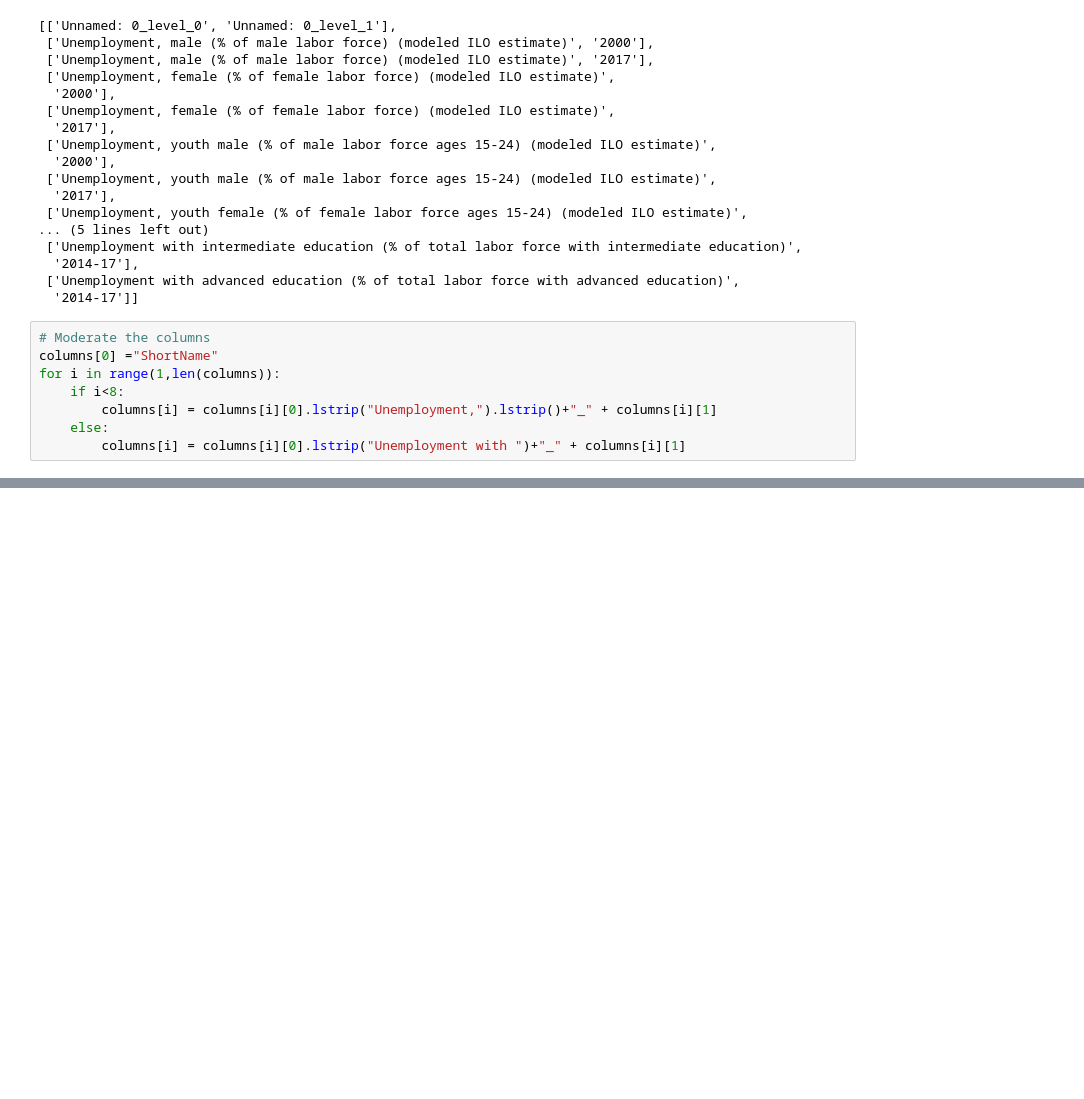
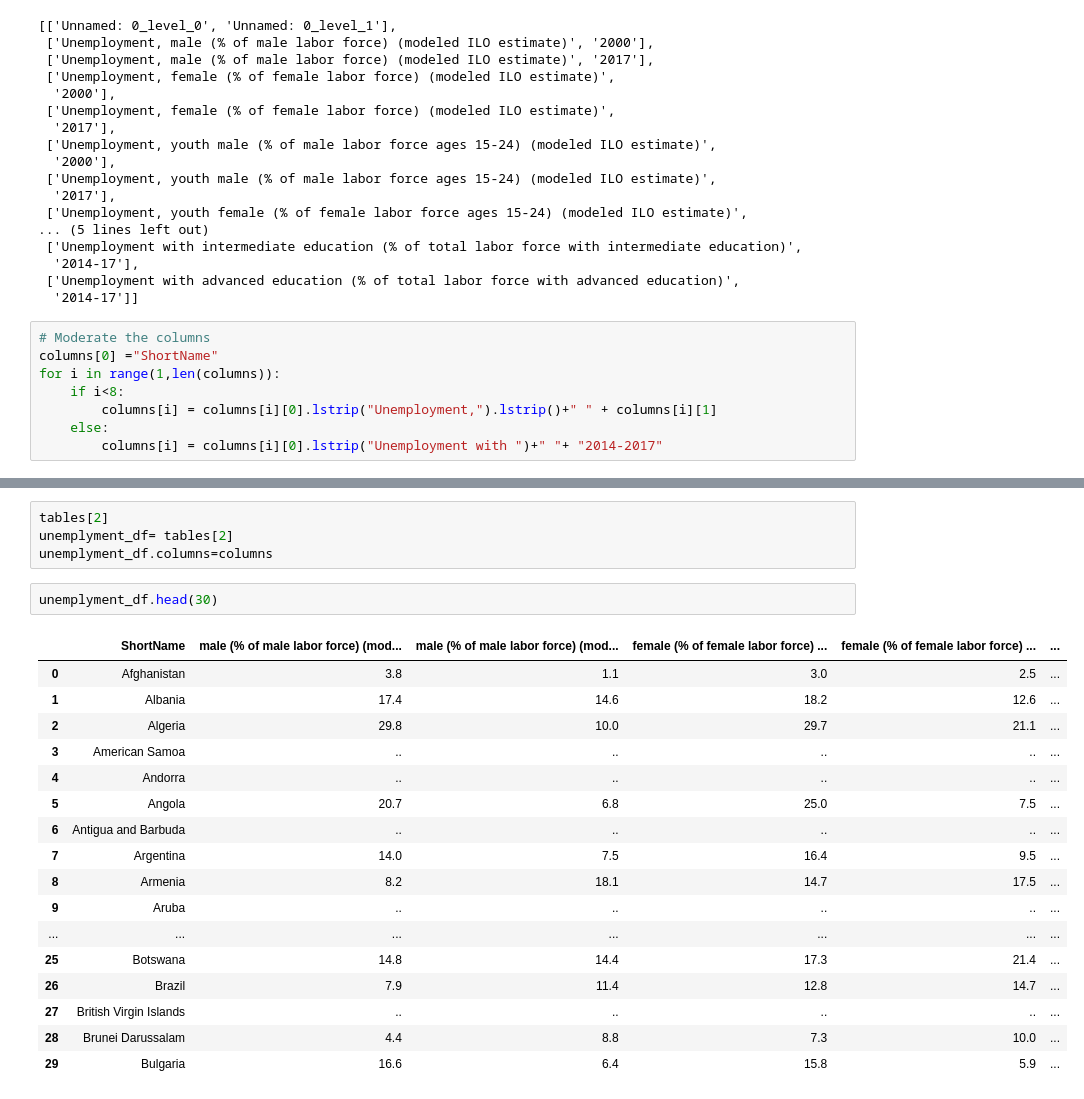
Before and after one commit to nikki-wolf/ETL_project, a Jupyter notebook: Notebooks/fawnzou.ipynb, the cells around one changed output, grey strips where cells are left out. Cells and saved outputs as stored; diff of their text form; blank space fills up the shorter version.

```diff
--- a/Notebooks/fawnzou.ipynb
+++ b/Notebooks/fawnzou.ipynb
@@ -249,9 +249,9 @@ columns
 columns[0] ="ShortName"
 for i in range(1,len(columns)):
     if i<8:
-        columns[i] = columns[i][0].lstrip("Unemployment,").lstrip()+"_" + columns[i][1]
+        columns[i] = columns[i][0].lstrip("Unemployment,").lstrip()+" " + columns[i][1]
     else:
-        columns[i] = columns[i][0].lstrip("Unemployment with ")+"_" + columns[i][1]
+        columns[i] = columns[i][0].lstrip("Unemployment with ")+" "+ "2014-2017"
 # %%
 columns
 # %% [output]
@@ -271,0 +291,24 @@ fdfdsfdsfdsfd
+# %%
+tables[2]
+unemplyment_df= tables[2]
+unemplyment_df.columns=columns
+# %%
+unemplyment_df.head(30)
+# %% [output]
+|  | ShortName | male (% of male labor force) (mod... | male (% of male labor force) (mod... | female (% of female labor force) ... | female (% of female labor force) ... | ... |
+| 0 | Afghanistan | 3.8 | 1.1 | 3.0 | 2.5 | ... |
+| 1 | Albania | 17.4 | 14.6 | 18.2 | 12.6 | ... |
+| 2 | Algeria | 29.8 | 10.0 | 29.7 | 21.1 | ... |
+| 3 | American Samoa | .. | .. | .. | .. | ... |
+| 4 | Andorra | .. | .. | .. | .. | ... |
+| 5 | Angola | 20.7 | 6.8 | 25.0 | 7.5 | ... |
+| 6 | Antigua and Barbuda | .. | .. | .. | .. | ... |
+| 7 | Argentina | 14.0 | 7.5 | 16.4 | 9.5 | ... |
+| 8 | Armenia | 8.2 | 18.1 | 14.7 | 17.5 | ... |
+| 9 | Aruba | .. | .. | .. | .. | ... |
+| ... | ... | ... | ... | ... | ... | ... |
+| 25 | Botswana | 14.8 | 14.4 | 17.3 | 21.4 | ... |
+| 26 | Brazil | 7.9 | 11.4 | 12.8 | 14.7 | ... |
+| 27 | British Virgin Islands | .. | .. | .. | .. | ... |
+| 28 | Brunei Darussalam | 4.4 | 8.8 | 7.3 | 10.0 | ... |
+| 29 | Bulgaria | 16.6 | 6.4 | 15.8 | 5.9 | ... |
```
Also changed, not shown: parts of 3 cells of this notebook.
